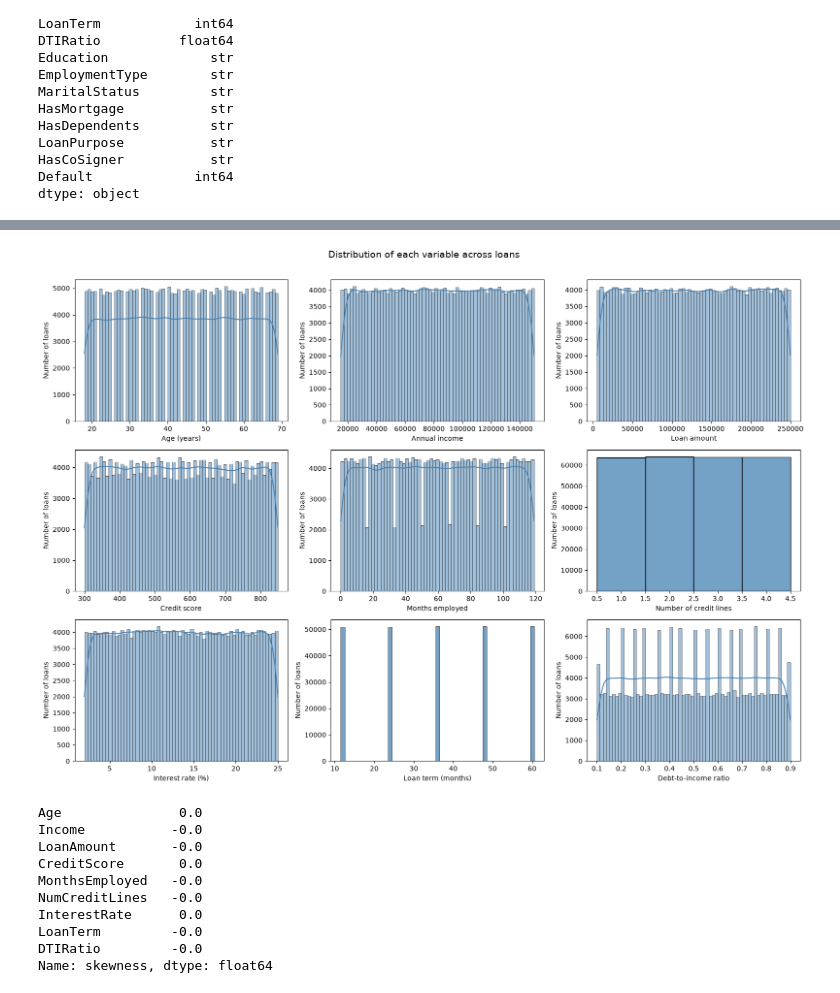
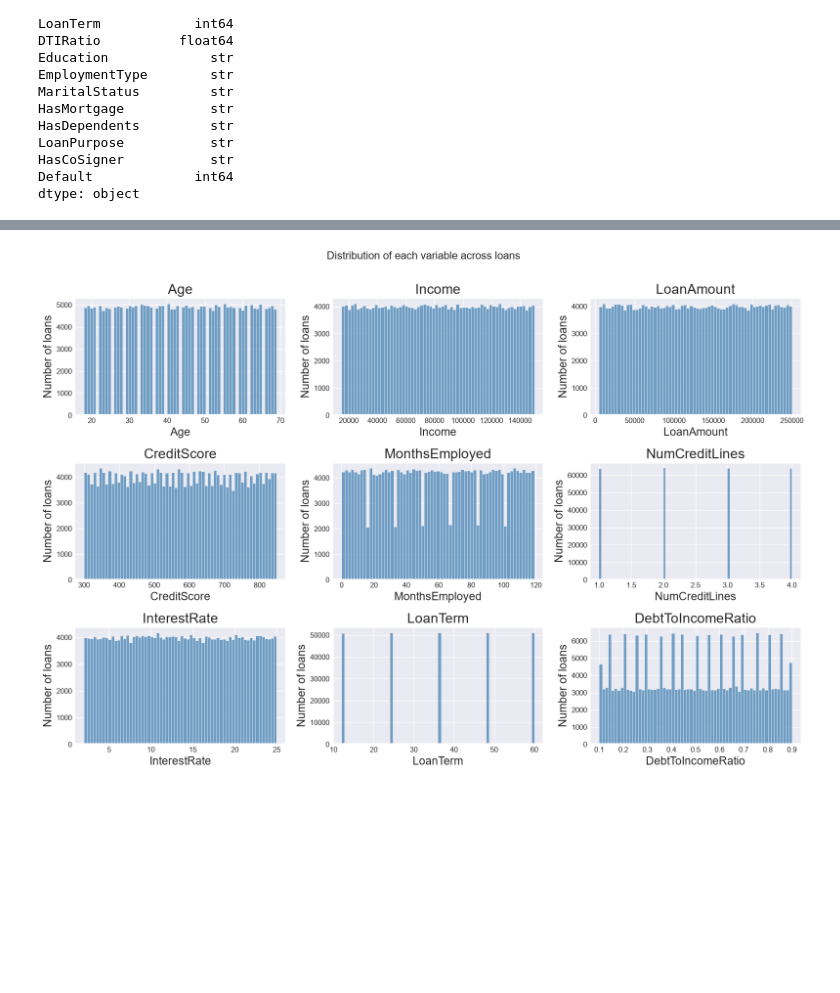
Before and after one commit to sayuri005/DS6021_Final_Project, a Jupyter notebook: Corrine/first_exploration.ipynb, the cells around one changed output, grey strips where cells are left out. Saved outputs shown, nothing was run; the diff lists cells and outputs as text; code cells hidden in the pictures; blank space fills up the shorter version.

```diff
--- a/Corrine/first_exploration.ipynb
+++ b/Corrine/first_exploration.ipynb
@@ -69,0 +74,3 @@ dtype: object
+# %%
+clean_loan_df = pd.read_csv("Loan_default_cleaned.csv")
+clean_loan_df.columns
@@ -120,38 +138,27 @@ data_dictionary
 # %%
 # looking at variable distributions
 num_cols = ["Age", "Income", "LoanAmount", "CreditScore", "MonthsEmployed",
-            "NumCreditLines", "InterestRate", "LoanTerm", "DTIRatio"]
+            "NumCreditLines", "InterestRate", "LoanTerm", "DebtToIncomeRatio"]
 
 labels = {
     "Age": "Age (years)", "Income": "Annual income", "LoanAmount": "Loan amount",
     "CreditScore": "Credit score", "MonthsEmployed": "Months employed",
     "NumCreditLines": "Number of credit lines", "InterestRate": "Interest rate (%)",
-    "LoanTerm": "Loan term (months)", "DTIRatio": "Debt-to-income ratio",
+    "LoanTerm": "Loan term (months)", "DebtToIncomeRatio": "Debt-to-income ratio",
 }
 discrete = {"NumCreditLines", "LoanTerm"}
 
 fig, axes = plt.subplots(3, 3, figsize=(16, 11))
+
 for ax, col in zip(axes.flat, num_cols):
-    is_discrete = col in discrete
-    sns.histplot(loan_df[col], kde=not is_discrete, discrete=is_discrete,
-                 ax=ax, color="steelblue")
-    ax.set_xlabel(labels[col])
+    sns.histplot(clean_loan_df[col], ax=ax, color="steelblue")
+    ax.set_title(col)
     ax.set_ylabel("Number of loans")
-fig.suptitle("Distribution of each variable across loans", fontsize=14, y=1.01)
+
+
+fig.suptitle("Distribution of each variable across loans\n", fontsize=16)
 plt.tight_layout()
 plt.show()
-
-print(loan_df[num_cols].skew().round(2).rename("skewness"))
 # %% [output]
-[figure, old version]
+[figure, new version]
-Age               0.0
-Income           -0.0
-LoanAmount       -0.0
-CreditScore       0.0
-MonthsEmployed   -0.0
-NumCreditLines   -0.0
-InterestRate      0.0
-LoanTerm         -0.0
-DTIRatio         -0.0
-Name: skewness, dtype: float64
 # %%
```
Also changed, not shown: parts of 11 cells of this notebook.
